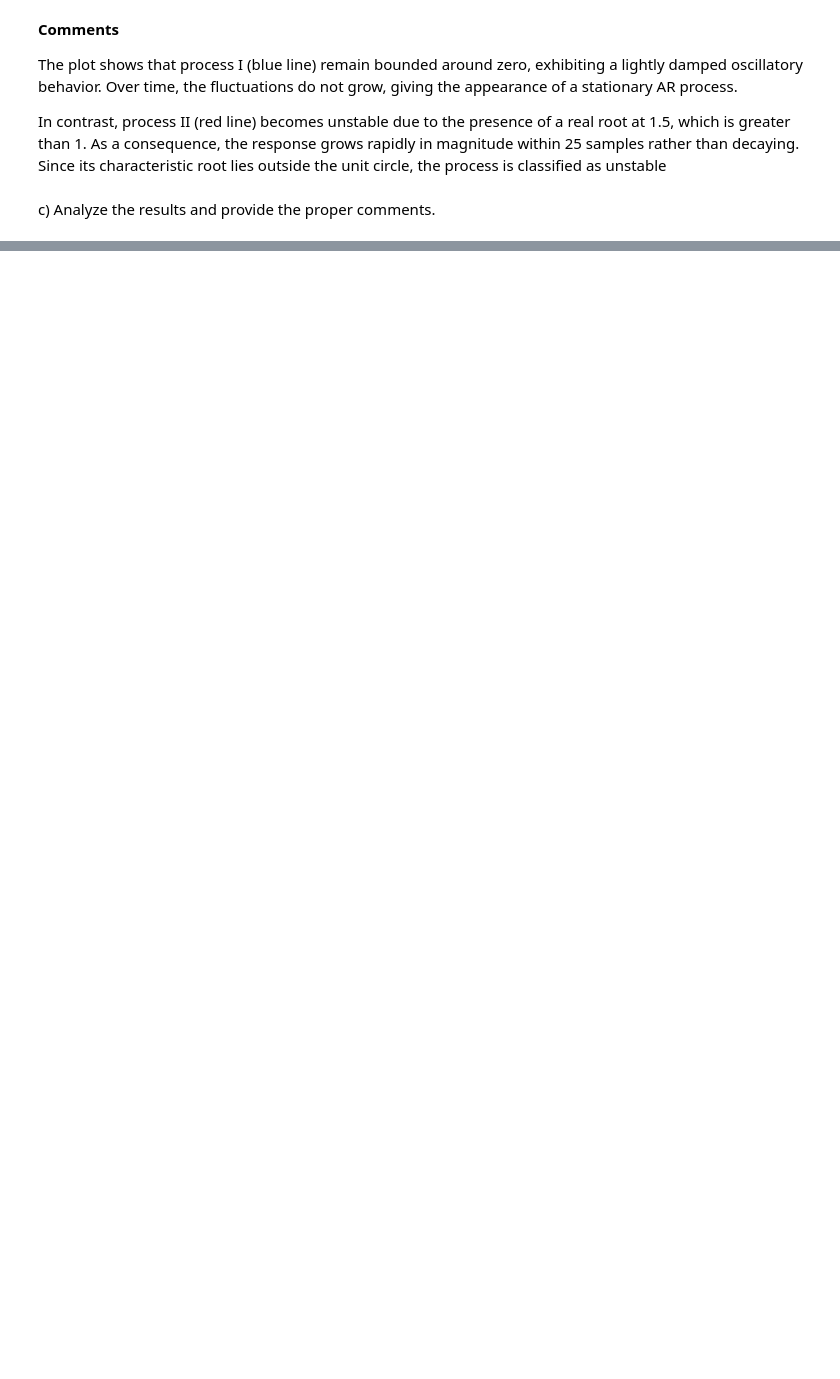
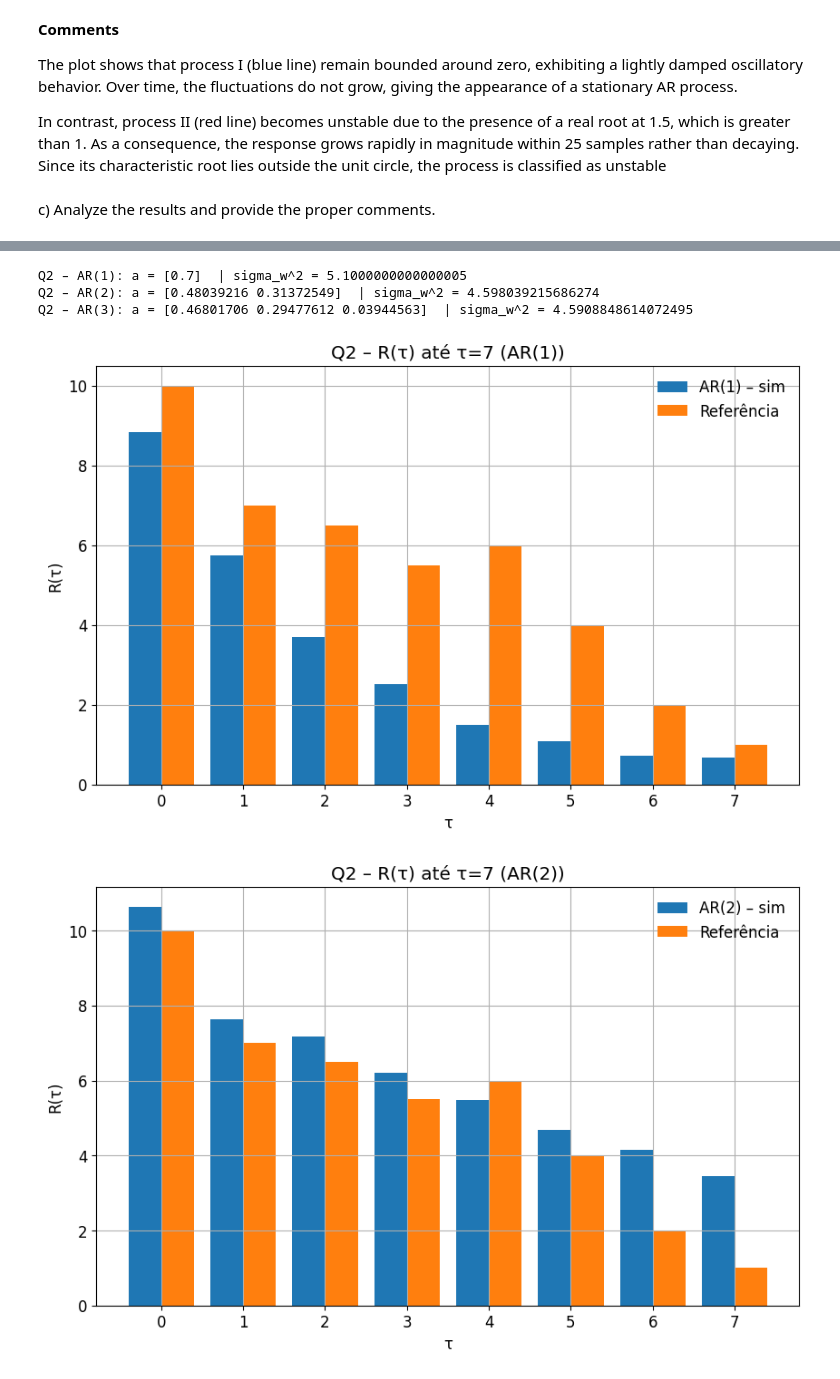
Before and after one commit to saulosgil/Disciplina_Modelagem-e-simula--o-de-sistemas, a Jupyter notebook: exercises/SE05/SE05_SauloGil.ipynb, the cells around one changed output, grey strips where cells are left out. Drawn from its saved outputs; the diff is of its cells as text; code cells hidden in the pictures; blank space fills up the shorter version.

```diff
--- a/exercises/SE05/SE05_SauloGil.ipynb
+++ b/exercises/SE05/SE05_SauloGil.ipynb
@@ -130,0 +143,3 @@
+# %%
+# parameters R_xx(tau)
+R = np.array([10.0, 7.0, 6,5, 5.5, 6.0, 4.0, 2.0, 1.0])
@@ -130,0 +180,7 @@
+# %%
+# Sets up parameters for analyzing AR model data
+N = 1000 # number of samples
+max_lag = 7 # maximum lag
+Rref = R[:8] # reference data
+lags = np.arange(0, 8) # lags
+lags
@@ -130,0 +189,69 @@
+# %%
+# ===============================================================
+# Q2 – Ajustar AR(1/2/3) a partir de R(0..7) (Yule–Walker)
+#      + simular e comparar ACFs
+# ===============================================================
+import numpy as np
+import matplotlib.pyplot as plt
+
+# --------- dados do enunciado: R(τ) para τ=0..7 ---------
+Rpos = np.array([10.0, 7.0, 6.5, 5.5, 6.0, 4.0, 2.0, 1.0])
+
+# --------- utilitários curtos ---------
+def yule_walker(Rpos, p):
+    """
+    Resolve Toeplitz(R(0..p-1)) * a = [R(1)..R(p)] e σ_w^2 = R(0) - sum a_i R(i).
+    Entrada: Rpos = [R(0), R(1), ..., R(m)] com m >= p.
+    """
+    T = np.array([[Rpos[abs(i-j)] for j in range(p)] for i in range(p)], dtype=float)
+    r = Rpos[1:p+1]
+    a = np.linalg.solve(T, r)
+    sigma2 = Rpos[0] - np.dot(a, Rpos[1:p+1])
+    return a, float(sigma2)
+
+def ruido_uniforme(N, var):
+    a = np.sqrt(3.0 * var)
+    return a * (2*np.random.random_sample(N) - 1.0)
+
+def simula_ar(a, N, var):
+    p, x, w = len(a), np.zeros(N), ruido_uniforme(N, var)
+    for k in range(N):
+        x[k] = w[k] + sum(a[i] * (x[k-1-i] if k-1-i >= 0 else 0.0) for i in range(p))
+    return x
+
+def acf_nao_viesada(x, max_lag):
+    x = x - np.mean(x)
+    N = len(x)
+    return np.array([np.dot(x[:N-L], x[L:])/(N-L) for L in range(max_lag+1)])
+
+# --------- (1) estimar AR(1), AR(2), AR(3) ---------
+a1, s2_1 = yule_walker(Rpos, 1)
+a2, s2_2 = yule_walker(Rpos, 2)
+a3, s2_3 = yule_walker(Rpos, 3)
+print("Q2 – AR(1): a =", a1, " | sigma_w^2 =", s2_1)
+print("Q2 – AR(2): a =", a2, " | sigma_w^2 =", s2_2)
+print("Q2 – AR(3): a =", a3, " | sigma_w^2 =", s2_3)
+
+# --------- (2) simular e comparar ACFs até τ=7 ---------
+N = 1000
+R_ref = Rpos[:8]
+lags = np.arange(0, 8)
+
+def compara(nome, a, s2):
+    x = simula_ar(list(a), N, s2)
+    R_est = acf_nao_viesada(x, 7)
+    plt.figure(figsize=(10, 6))
+    plt.bar(lags - 0.2, R_est, width=0.4, label=f"{nome} – sim")
+    plt.bar(lags + 0.2, R_ref, width=0.4, label="Referência")
+    plt.title(f"Q2 – R(τ) até τ=7 ({nome})"); plt.xlabel("τ"); plt.ylabel("R(τ)")
+    plt.grid(); plt.legend(frameon=False); plt.show()
+
+compara("AR(1)", a1, s2_1)
+compara("AR(2)", a2, s2_2)
+compara("AR(3)", a3, s2_3)
+# %% [output]
+Q2 – AR(1): a = [0.7]  | sigma_w^2 = 5.1000000000000005
+Q2 – AR(2): a = [0.48039216 0.31372549]  | sigma_w^2 = 4.598039215686274
+Q2 – AR(3): a = [0.46801706 0.29477612 0.03944563]  | sigma_w^2 = 4.5908848614072495
+[figure, added]
+[figure, added]
```
Also changed, not shown: parts of 7 cells of this notebook.
